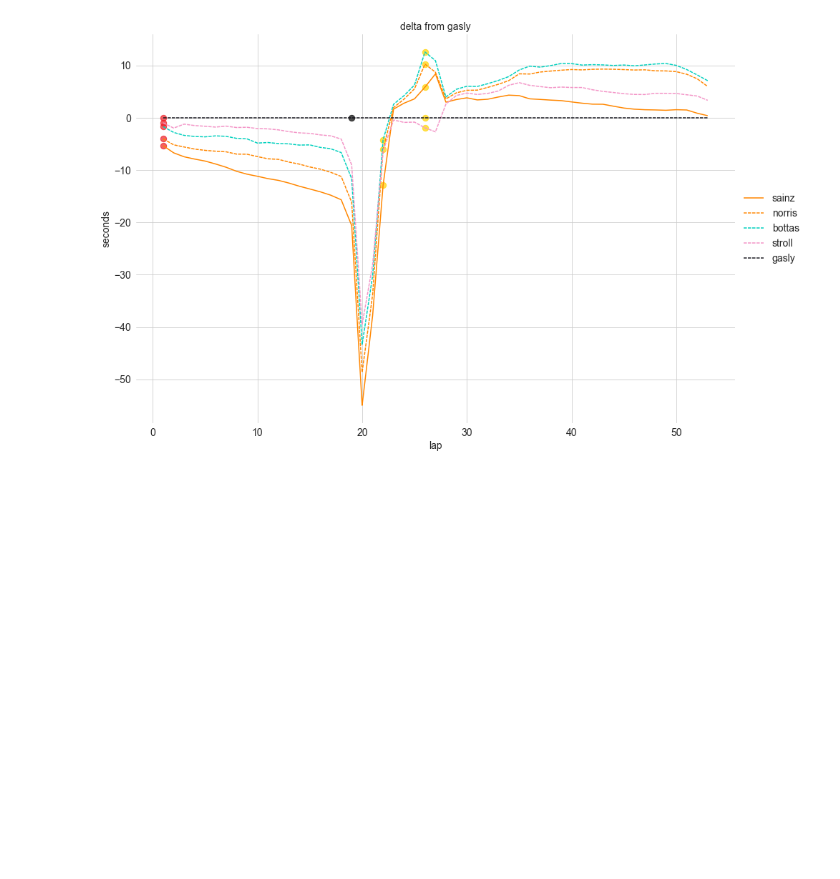
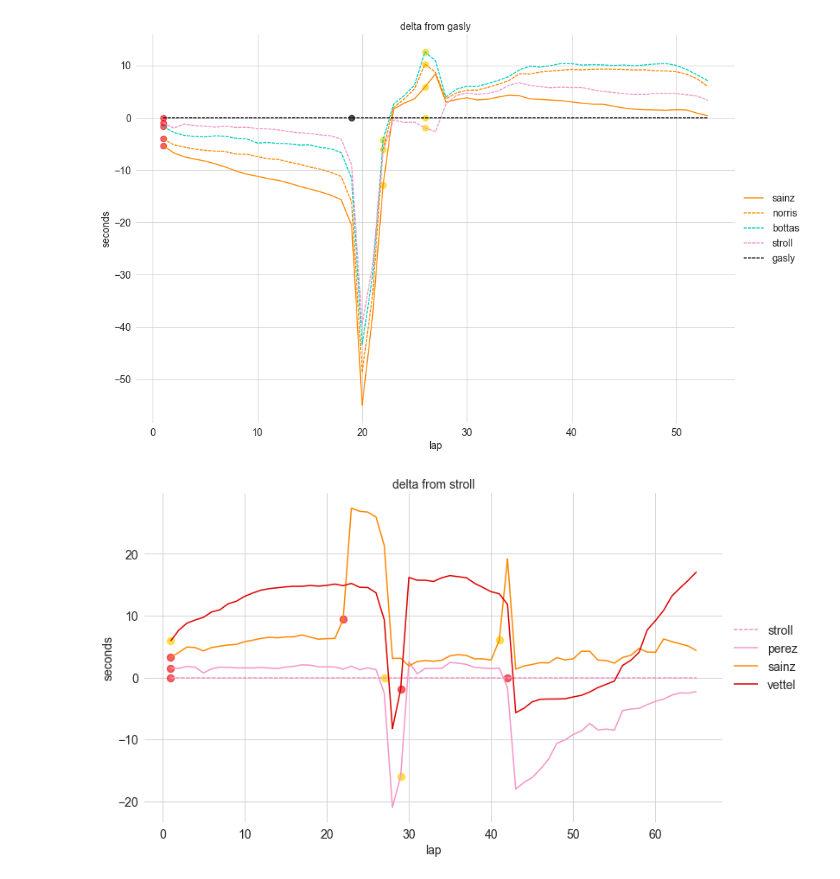
Before and after one commit to luke-bassett/f1-analysis, a Jupyter notebook: f1-analysis/Example.ipynb, the cells around one changed output. Saved outputs shown, nothing was run; the diff lists cells and outputs as text; code cells hidden in the pictures; blank space fills up the shorter version.

```diff
--- a/f1-analysis/Example.ipynb
+++ b/f1-analysis/Example.ipynb
@@ -63,3 +63,13 @@ fig, ax = plot.delta_chart(
 )
 # %% [output]
 [figure]
+# %%
+fig, ax = plot.delta_chart(
+    ergast,
+    race='2020_spanish_grand_prix',
+    tgt_driver='stroll',
+    driver_refs=['stroll', 'perez', 'sainz', 'vettel'],
+    show_tyres=True
+)
+# %% [output]
+[figure, added]
```
Also changed, not shown: 4 other files.
